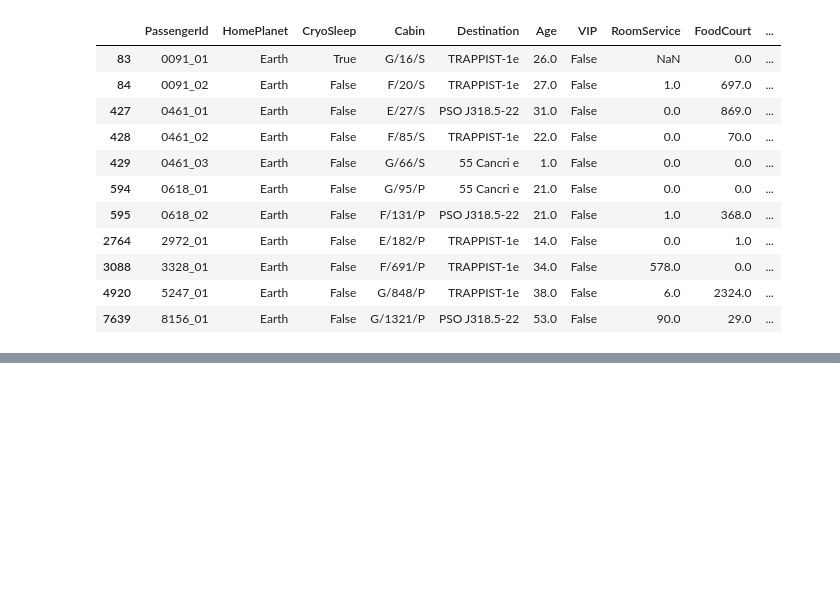
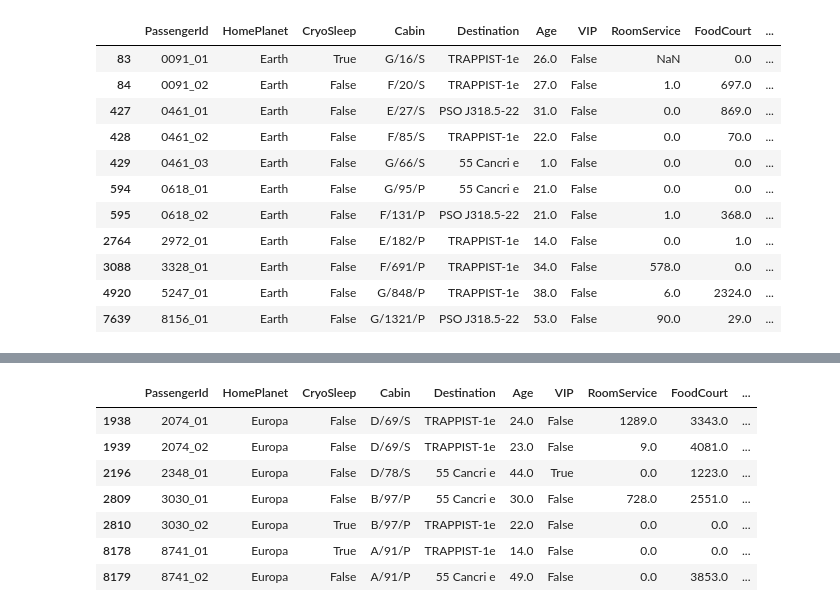
Before and after one commit to aayushshrma/spaceship-titanic, a Jupyter notebook: data_exploration/spaceship-titanic.ipynb, the cells around one changed output, grey strips where cells are left out. Cells and saved outputs as stored; diff of their text form; code cells hidden in the pictures; blank space fills up the shorter version.

```diff
--- a/data_exploration/spaceship-titanic.ipynb
+++ b/data_exploration/spaceship-titanic.ipynb
@@ -209,0 +244,11 @@ train_df[train_df['Name'].str.contains('Yorkland', na=False)]
+# %%
+train_df[train_df['Name'].str.contains('Alaring', na=False)]
+# %% [output]
+|  | PassengerId | HomePlanet | CryoSleep | Cabin | Destination | Age | VIP | RoomService | FoodCourt | ... |
+| 1938 | 2074_01 | Europa | False | D/69/S | TRAPPIST-1e | 24.0 | False | 1289.0 | 3343.0 | ... |
+| 1939 | 2074_02 | Europa | False | D/69/S | TRAPPIST-1e | 23.0 | False | 9.0 | 4081.0 | ... |
+| 2196 | 2348_01 | Europa | False | D/78/S | 55 Cancri e | 44.0 | True | 0.0 | 1223.0 | ... |
+| 2809 | 3030_01 | Europa | False | B/97/P | 55 Cancri e | 30.0 | False | 728.0 | 2551.0 | ... |
+| 2810 | 3030_02 | Europa | True | B/97/P | TRAPPIST-1e | 22.0 | False | 0.0 | 0.0 | ... |
+| 8178 | 8741_01 | Europa | True | A/91/P | TRAPPIST-1e | 14.0 | False | 0.0 | 0.0 | ... |
+| 8179 | 8741_02 | Europa | False | A/91/P | 55 Cancri e | 49.0 | False | 0.0 | 3853.0 | ... |
```
Also changed, not shown: parts of 9 cells of this notebook.
